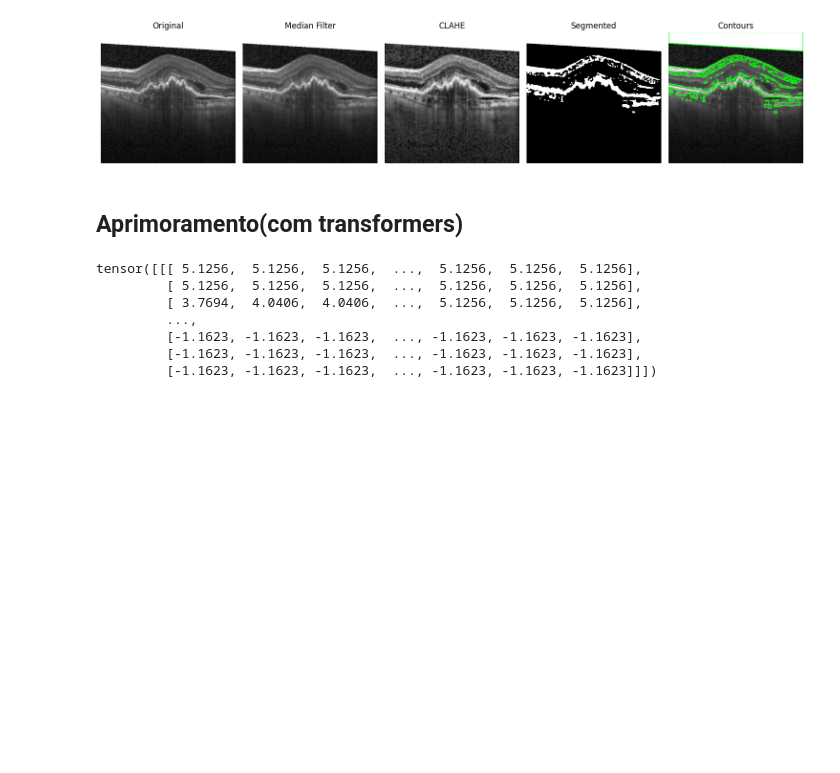
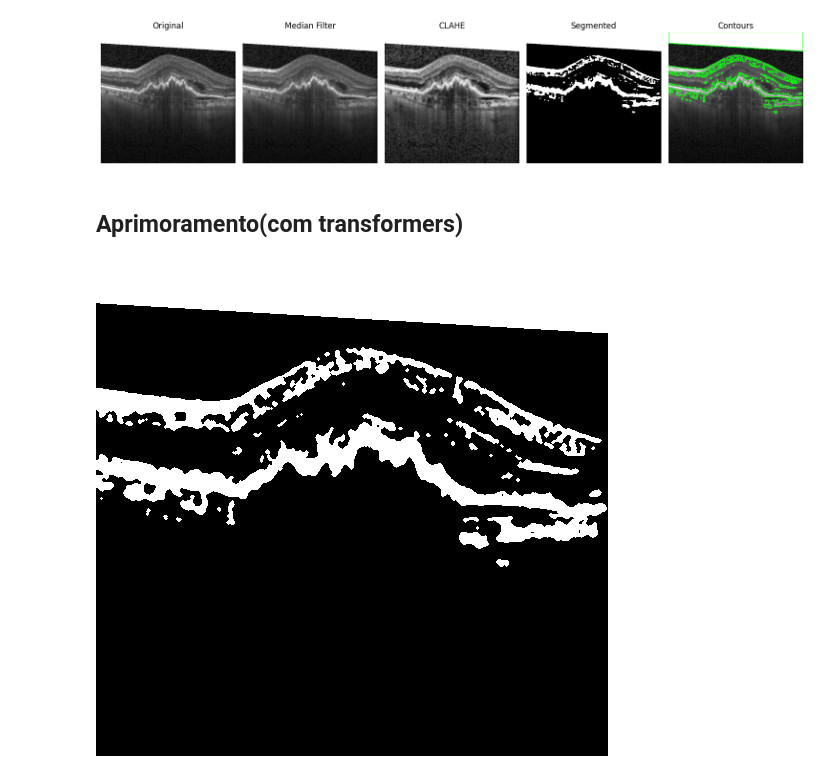
Before and after one commit to myller-silva/pdi-project-data-analysis, a Jupyter notebook: analysis.ipynb, the cells around one changed output. Cells and saved outputs as stored; diff of their text form; code cells hidden in the pictures; blank space fills up the shorter version.

```diff
--- a/analysis.ipynb
+++ b/analysis.ipynb
@@ -514,35 +518,30 @@ plt.show()
 # %%
 # img = cv2.imread(file_cnv, cv2.IMREAD_GRAYSCALE)
 img = Image.open(file_cnv)
 def enhance_image(img):
     img = np.array(img)
     img = cv2.medianBlur(img, 5)    # filtro de mediana
     clahe = cv2.createCLAHE(clipLimit=2.0, tileGridSize=(8, 8))
 
     img = clahe.apply(img)
 
     # segmentar a imagem com o threshold de Otsu
     _, img = cv2.threshold(img, 0, 255, cv2.THRESH_BINARY + cv2.THRESH_OTSU)
 
 
     kernel = cv2.getStructuringElement(cv2.MORPH_ELLIPSE, (3, 3))
     img = cv2.morphologyEx(img, cv2.MORPH_OPEN, kernel, iterations=1)
     return Image.fromarray(img)
 
 T = transforms.Compose([
     transforms.Lambda(lambda x: enhance_image(x)),
 
     transforms.Resize((150, 150)),
     transforms.CenterCrop((128, 128)),
-    transforms.ToTensor(),
-    transforms.Normalize(mean=[mean] * input_channels, std=[std] * input_channels),
+    # transforms.ToTensor(),
+    # transforms.Normalize(mean=[mean] * input_channels, std=[std] * input_channels),
     ])
+
 T(img)
 # %% [output]
-tensor([[[ 5.1256,  5.1256,  5.1256,  ...,  5.1256,  5.1256,  5.1256],
-         [ 5.1256,  5.1256,  5.1256,  ...,  5.1256,  5.1256,  5.1256],
-         [ 3.7694,  4.0406,  4.0406,  ...,  5.1256,  5.1256,  5.1256],
-         ...,
-         [-1.1623, -1.1623, -1.1623,  ..., -1.1623, -1.1623, -1.1623],
-         [-1.1623, -1.1623, -1.1623,  ..., -1.1623, -1.1623, -1.1623],
-         [-1.1623, -1.1623, -1.1623,  ..., -1.1623, -1.1623, -1.1623]]])
+[figure, added]
```
Also changed, not shown: parts of 2 cells of this notebook.
